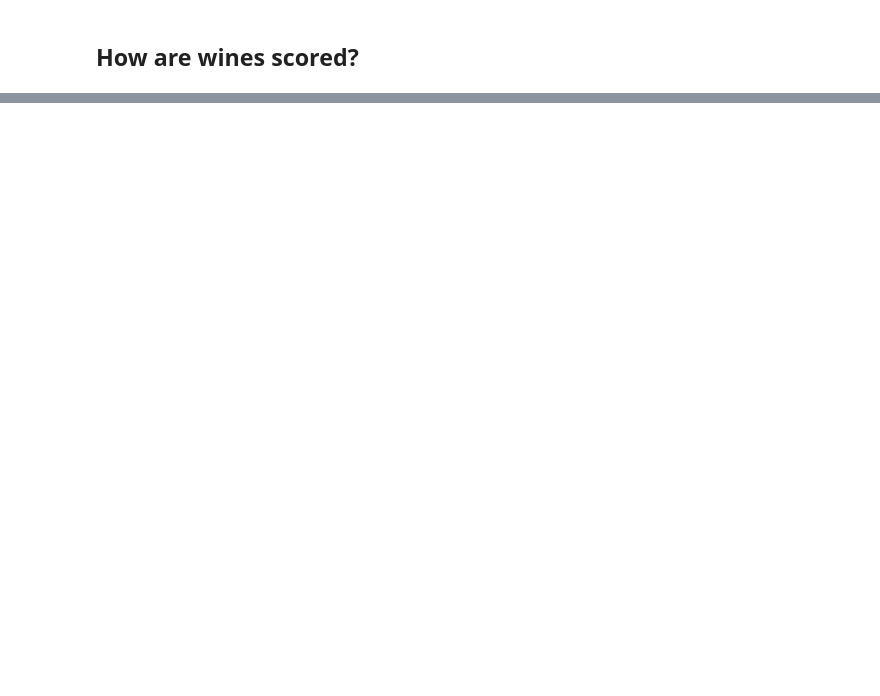
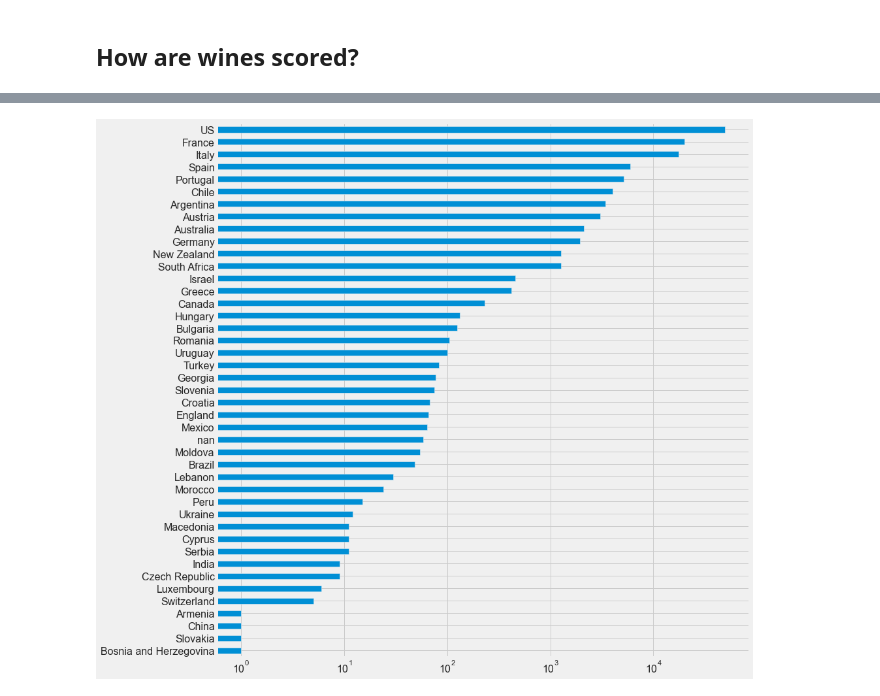
Before and after one commit to mtaron/sommelier.ai, a Jupyter notebook: sommelier.ipynb, the cells around one changed output, grey strips where cells are left out. Drawn from its saved outputs; the diff is of its cells as text; code cells hidden in the pictures; blank space fills up the shorter version.

```diff
--- a/sommelier.ipynb
+++ b/sommelier.ipynb
@@ -44,0 +300,3 @@ df.points.plot.hist(title="Points");
+# %%
+# Setting a value with a row and column indexer.
+df.loc[df.taster_name.isna(), "taster_name"] = "Unknown"
@@ -64,2 +376,0 @@ df.groupby("winery")["points"].describe().sort_values("count", ascending=False).
-# %%
-df["year"] = df.title.str.extract("(19|20\d{2})")
@@ -84,3 +376,0 @@ found_countries
-# %%
-df.loc[found_countries.index, 'country'] = found_countries.values
-df.loc[found_countries.index, 'country']
@@ -96 +476,7 @@ boxplot_sorted(df, by="taster_name", column="points");
+# %%
+(df.country
+   .value_counts(ascending=True, dropna=False)
+   .plot.barh(figsize=(13,14), logx=True));
+# %% [output]
+[figure, added]
 # %%
```
Also changed, not shown: parts of 57 cells of this notebook, 2 other files.
